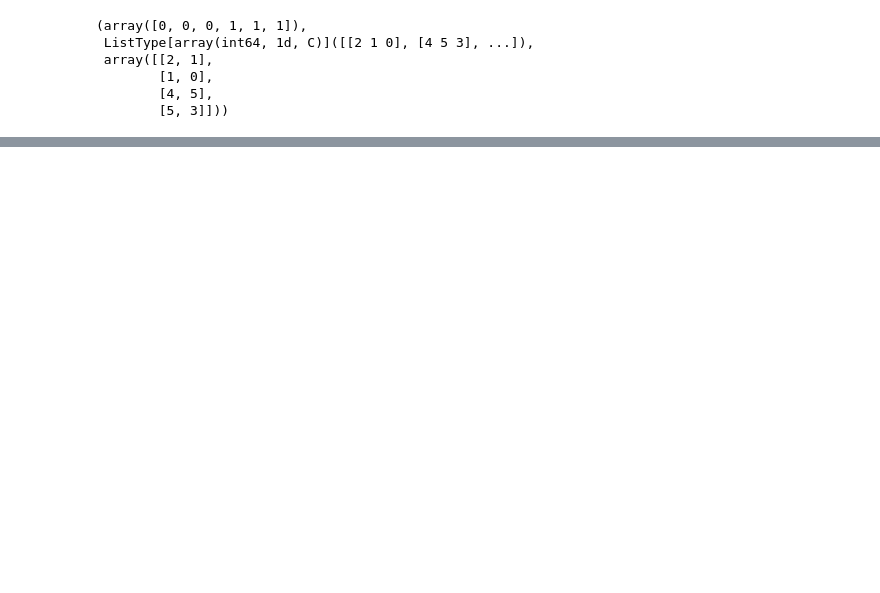
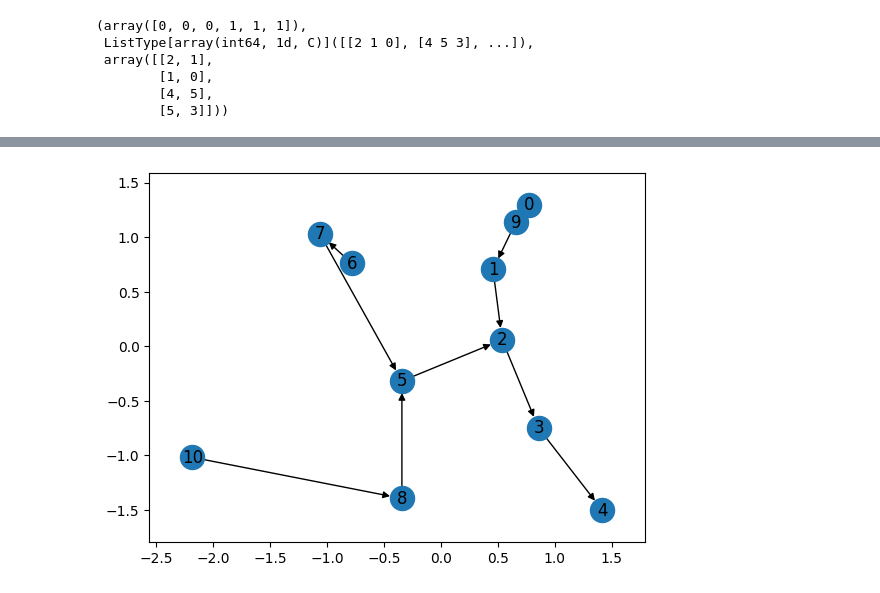
Before and after one commit to Feelx234/microagg1d, a Jupyter notebook: PolynomialTimeApproximation.ipynb, the cells around one changed output, grey strips where cells are left out. Drawn from its saved outputs; the diff is of its cells as text; code cells hidden in the pictures; blank space fills up the shorter version.

```diff
--- a/PolynomialTimeApproximation.ipynb
+++ b/PolynomialTimeApproximation.ipynb
@@ -96,0 +319,24 @@ def split_component(component, degrees, k):
+# %%
+def permutate_closest_neighbors(closest_neighbors):
+    k = closest_neighbors.shape[1]
+    for i in range(closest_neighbors.shape[0]):
+        closest_neighbors[i,:]=closest_neighbors[i,:][np.random.permutation(k)]
+# %%
+def apply_basic(df, k):
+    if isinstance(df, pd.DataFrame):
+        arr = df.to_numpy()
+    else:
+        arr = df
+    # print(arr)
+    dists = compute_dists(arr)
+    # print(dists)
+    closest_neighbors = get_k_closest(dists, k)
+    permutate_closest_neighbors(closest_neighbors)
+    # print(closest_neighbors)
+    components, edges = forest2(closest_neighbors)
+    return components, edges
+# %%
+@njit(cache=True)
+def _set_seed(seed):
+    """Set the need. This needs to be done within numba @njit function"""
+    np.random.seed(seed)
@@ -96,0 +368,17 @@ def split_component(component, degrees, k):
+# %%
+import networkx as nx
+
+seed=373152 # magical seed that procudes the example in the paper :)
+np.random.seed(seed)
+_set_seed(seed)
+components, edges = apply_basic(df_in, 3)
+
+G = nx.DiGraph()
+G.add_nodes_from(df.index)
+G.add_edges_from(edges)
+plt.figure()
+nx.draw_networkx(G, pos = pos, hide_ticks=False)
+plt.scatter(df_in[:,0], df_in[:,1])
+plt.draw()
+# %% [output]
+[figure, added]
```
Also changed, not shown: parts of 23 cells of this notebook, 1 other file.
